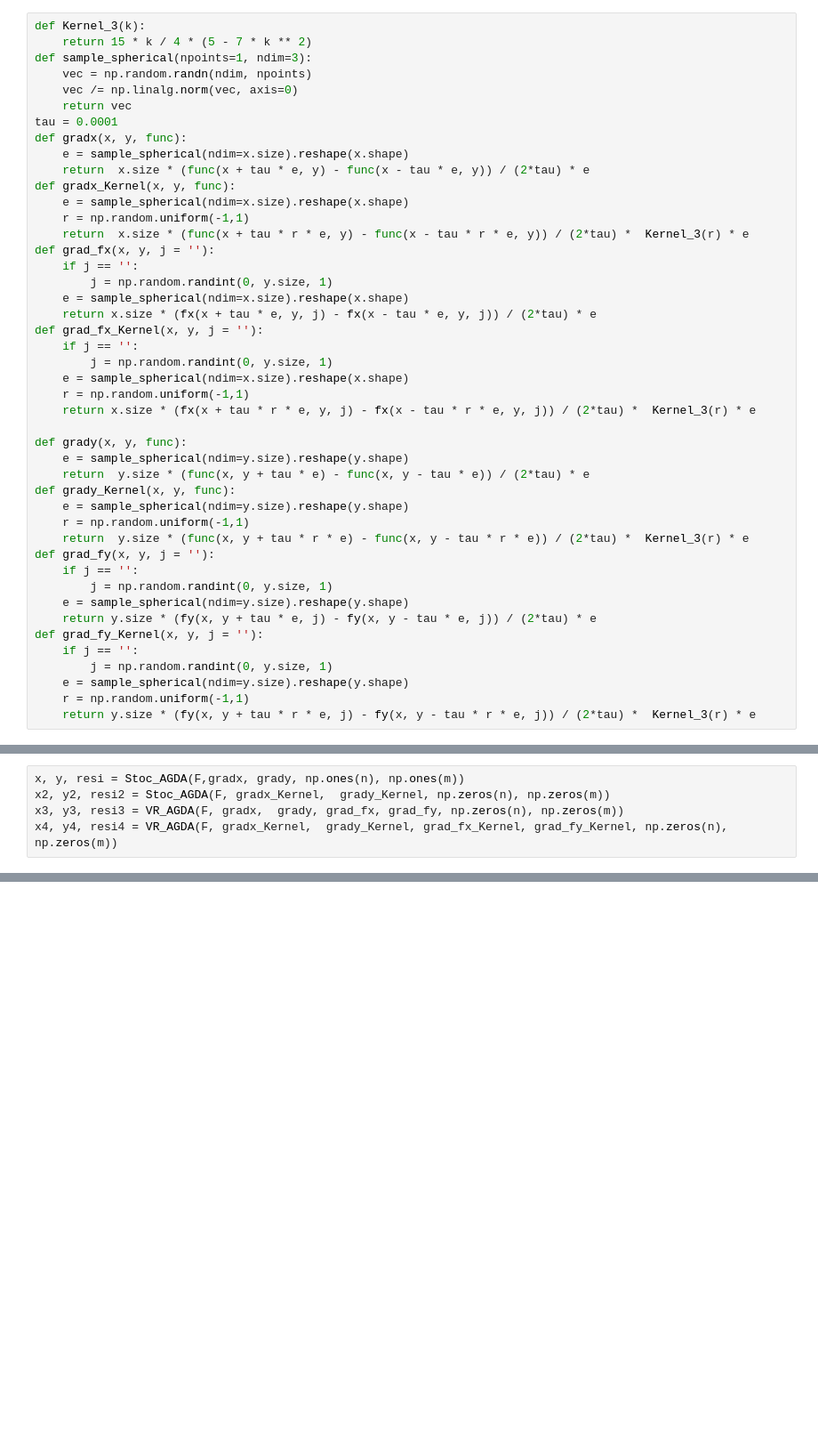
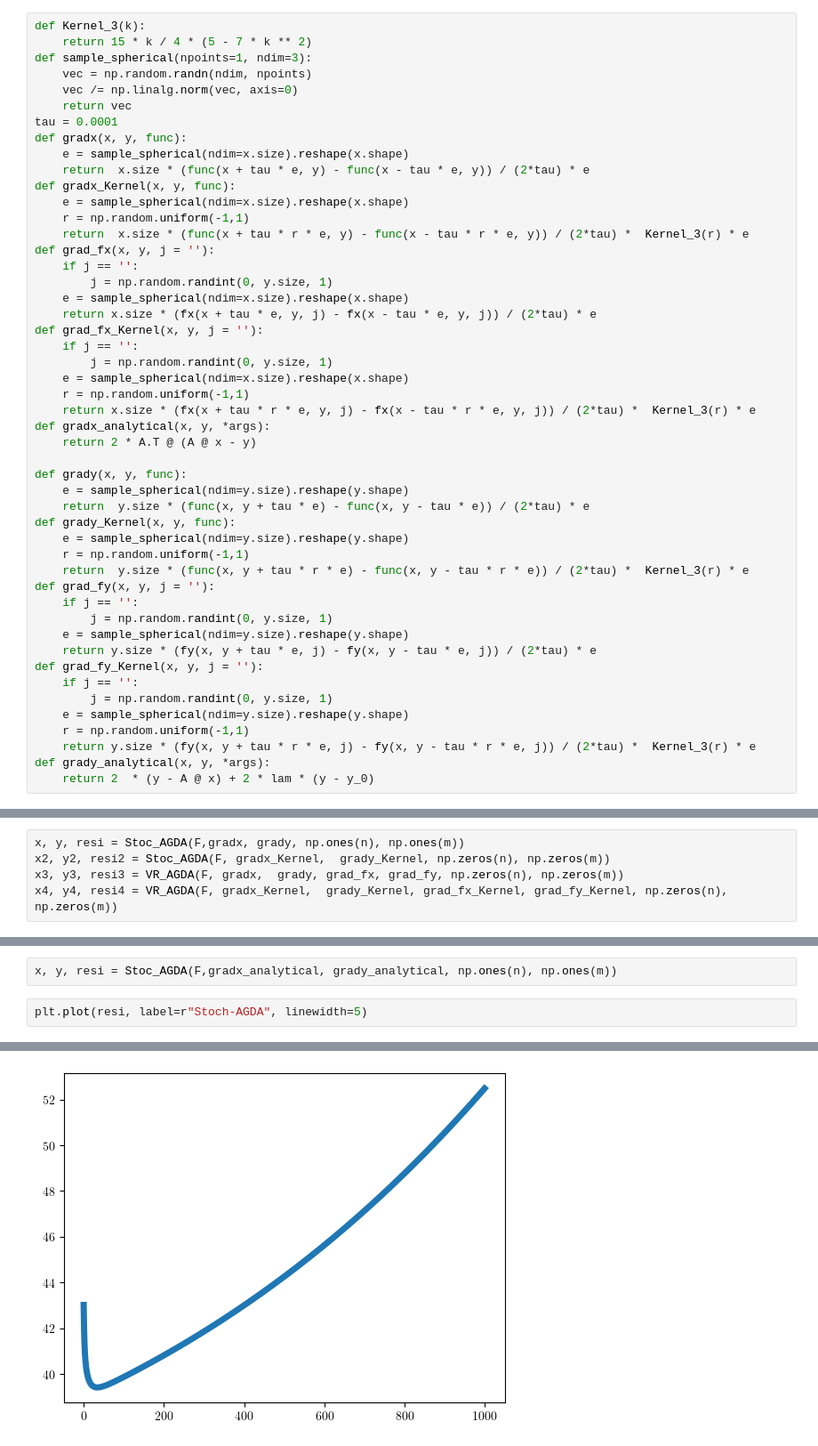
Before and after one commit to seryj09/non-gradient, a Jupyter notebook: 1.ipynb, the cells around one changed output, grey strips where cells are left out. Shown at 89% size. Drawn from its saved outputs; the diff is of its cells as text; blank space fills up the shorter version.

```diff
--- a/1.ipynb
+++ b/1.ipynb
@@ -55,6 +55,8 @@ def grad_fx_Kernel(x, y, j = ''):
     e = sample_spherical(ndim=x.size).reshape(x.shape)
     r = np.random.uniform(-1,1)
     return x.size * (fx(x + tau * r * e, y, j) - fx(x - tau * r * e, y, j)) / (2*tau) *  Kernel_3(r) * e
+def gradx_analytical(x, y, *args):
+    return 2 * A.T @ (A @ x - y)
 
 def grady(x, y, func):
     e = sample_spherical(ndim=y.size).reshape(y.shape)
@@ -74,4 +76,6 @@ def grad_fy_Kernel(x, y, j = ''):
     e = sample_spherical(ndim=y.size).reshape(y.shape)
     r = np.random.uniform(-1,1)
     return y.size * (fy(x, y + tau * r * e, j) - fy(x, y - tau * r * e, j)) / (2*tau) *  Kernel_3(r) * e
+def grady_analytical(x, y, *args):
+    return 2  * (y - A @ x) + 2 * lam * (y - y_0)
 # %%
@@ -149,0 +162,5 @@ _ = plt.yticks(fontsize=26)
+# %%
+x, y, resi = Stoc_AGDA(F,gradx_analytical, grady_analytical, np.ones(n), np.ones(m))
+# %%
+plt.plot(resi, label=r"Stoch-AGDA", linewidth=5)
+# %% [output]
@@ -149,0 +168 @@ _ = plt.yticks(fontsize=26)
+[figure, added]
```
Also changed, not shown: parts of 7 cells of this notebook.
